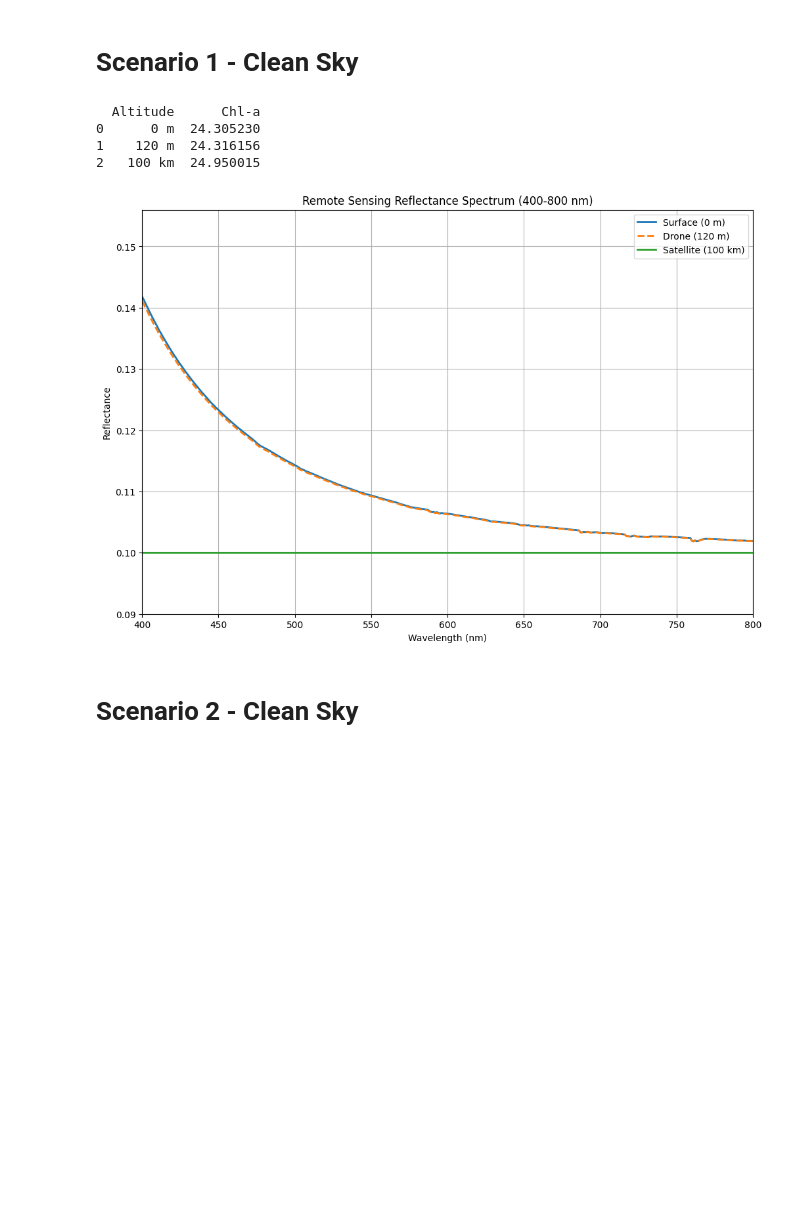
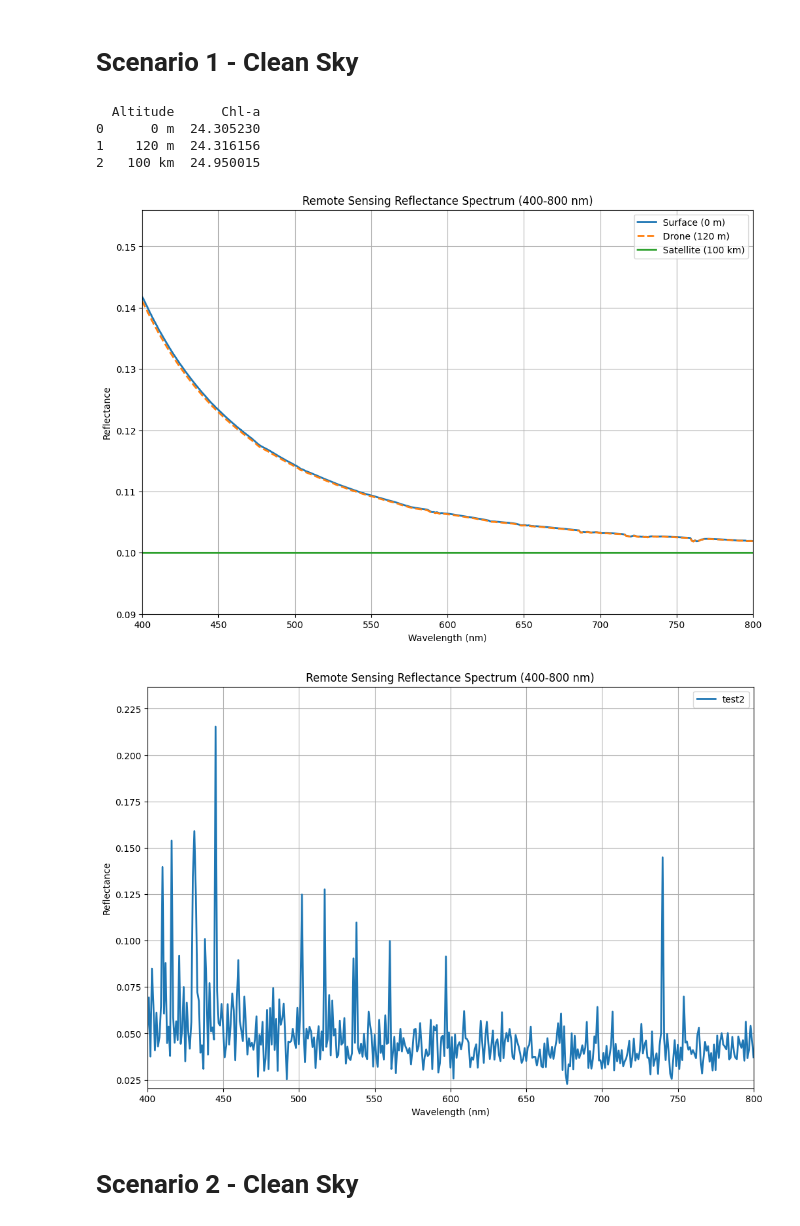
Before and after one commit to SkaugJr/TTK4265-OptiskFjernmaaling, a Jupyter notebook: Prosjekt2/RTM.ipynb, the cells around one changed output. Saved outputs shown, nothing was run; the diff lists cells and outputs as text; code cells hidden in the pictures; blank space fills up the shorter version.

```diff
--- a/Prosjekt2/RTM.ipynb
+++ b/Prosjekt2/RTM.ipynb
@@ -225,6 +224,8 @@ SC1_120m['reflectance'] = SC1_120m['eup'] / SC1_120m['edir']
 SC1_TOA = parse_uvspec_output('Data/SC1_TOA.OUT')
 SC1_TOA['reflectance'] = SC1_TOA['eup'] / SC1_TOA['edir']
 
+test2 = parse_uvspec_output('Data/test2.OUT')
+test2['reflectance'] = test2['eup'] / test2['edir']
 
 # Calculate Chl-a for each dataset
 chl_a_0m = calculate_chlorophyll_a(SC1_0m)
@@ -234,33 +235,49 @@ chl_a_TOA = calculate_chlorophyll_a(SC1_TOA)
 chl_df = pd.DataFrame({
     'Altitude': ['0 m', '120 m', '100 km'],
     'Chl-a': [chl_a_0m.get('reflectance'), chl_a_120m.get('reflectance'), chl_a_TOA.get('reflectance')]
 })
 
 print(chl_df)
 
 # Plot reflectance spectra
 plt.figure(figsize=(12, 8))
 plt.plot(SC1_0m['lambda'], SC1_0m['reflectance'], label='Surface (0 m)', linewidth=2)
 plt.plot(SC1_120m['lambda'], SC1_120m['reflectance'], label='Drone (120 m)' , linewidth=2, linestyle='--')
 plt.plot(SC1_TOA['lambda'], SC1_TOA['reflectance'], label='Satellite (100 km)' , linewidth=2)
 plt.xlabel('Wavelength (nm)')
 plt.ylabel('Reflectance')
 plt.title('Remote Sensing Reflectance Spectrum (400-800 nm)')
 plt.legend()
 
 plt.xlim(400, 800)
 plt.ylim(
     min(SC1_0m['reflectance'].min(), SC1_120m['reflectance'].min(), SC1_TOA['reflectance'].min())*0.9,
     max(SC1_0m['reflectance'].max(), SC1_120m['reflectance'].max(), SC1_TOA['reflectance'].max()) * 1.1
 )
 plt.grid(True)
 plt.show()
+
+plt.figure(figsize=(12, 8))
+plt.plot(test2['lambda'], test2['reflectance'], label='test2', linewidth=2)
+plt.xlabel('Wavelength (nm)')
+plt.ylabel('Reflectance')
+plt.title('Remote Sensing Reflectance Spectrum (400-800 nm)')
+plt.legend()
+
+plt.xlim(400, 800)
+plt.ylim(
+    test2['reflectance'].min()*0.9,
+    test2['reflectance'].max() * 1.1
+)
+plt.grid(True)
+plt.show()
 # %% [output]
   Altitude      Chl-a
 0      0 m  24.305230
 1    120 m  24.316156
 2   100 km  24.950015
 [figure]
+[figure, added]
 # %% [markdown]
 # Scenario 2 - Clean Sky
 # %%
```
Also changed, not shown: parts of 4 cells of this notebook, 16 other files.
